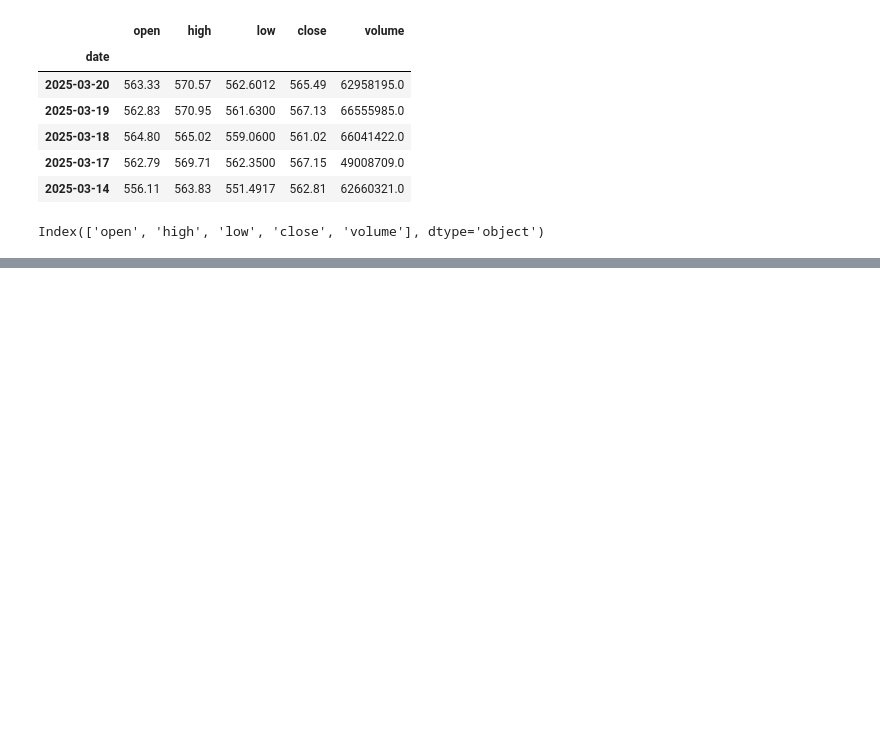
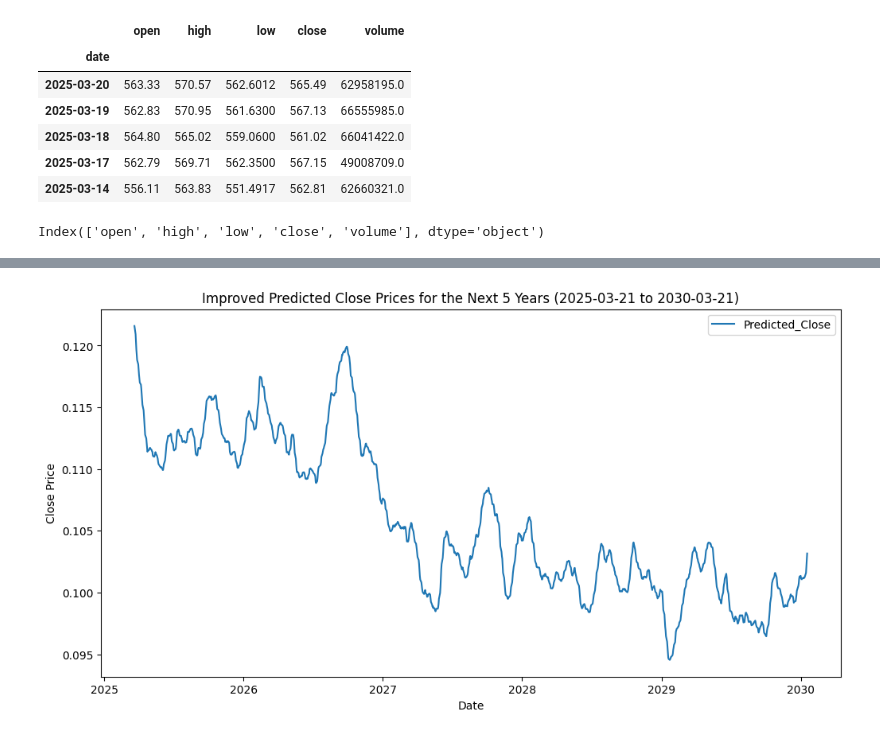
Before and after one commit to bytesbyt/ds_stock_market, a Jupyter notebook: stock_market_LSTM.ipynb, the cells around one changed output, grey strips where cells are left out. Cells and saved outputs as stored; diff of their text form; code cells hidden in the pictures; blank space fills up the shorter version.

Commit message:
Add 5 years of prediction

```diff
--- a/stock_market_LSTM.ipynb
+++ b/stock_market_LSTM.ipynb
@@ -466,0 +447,56 @@ print(result)
+# %%
+
+# Define how many days to predict in each step (e.g., 20 trading days = approx 1 month)
+prediction_interval = 20
+total_prediction_days = 252 * 5  # 5 years of trading days
+
+# Generate a date range for the next 5 years of trading days
+last_date = df2.index[-1]
+future_dates = pd.bdate_range(start=last_date + timedelta(days=1), periods=total_prediction_days)
+
+# Initialize an empty DataFrame to store predictions
+future_predictions = pd.DataFrame(index=future_dates, columns=['Predicted_Open', 'Predicted_Close'])
+
+# Start with the last known input data
+last_input = X_test[-1]  # This is the last window of data from test set
+
+# Iterate through all prediction intervals
+for start_index in range(0, total_prediction_days, prediction_interval):
+    # Define the current prediction date range
+    current_dates = future_dates[start_index:start_index + prediction_interval]
+
+    for date in current_dates:
+        # Reshape last_input to match the model's expected input shape
+        last_input_reshaped = last_input.reshape(1, last_input.shape[0], last_input.shape[1])
+
+        # Predict the next step
+        predicted = multivariate_lstm.predict(last_input_reshaped)[0]
+
+        # Store the predictions
+        future_predictions.loc[date, 'Predicted_Open'] = predicted[0]
+        future_predictions.loc[date, 'Predicted_Close'] = predicted[1]
+
+        # Prepare the new input window by:
+        # Keeping the last 4 timesteps of the input and appending the new prediction
+        new_input = np.copy(last_input)
+        new_input[:-1] = last_input[1:]  # Shift the window left by one step
+        new_input[-1, :2] = predicted  # Insert the predicted Open and Close
+
+        # Add a small random variation to other features
+        if new_input.shape[1] > 2:
+            new_input[-1, 2:] += np.random.normal(0, 0.001, size=new_input.shape[1] - 2)
+
+        last_input = new_input  # Update last_input for the next iteration
+
+# Convert the predictions to float
+future_predictions = future_predictions.astype(float)
+
+# Plot the predictions
+plt.figure(figsize=(12, 6))
+plt.plot(future_predictions['Predicted_Close'], label='Predicted_Close')
+plt.title('Improved Predicted Close Prices for the Next 5 Years (2025-03-21 to 2030-03-21)')
+plt.xlabel('Date')
+plt.ylabel('Close Price')
+plt.legend()
+plt.show()
+# %% [output]
@@ -466,0 +520 @@ print(result)
+[figure, added]
```
Also changed, not shown: parts of 6 cells of this notebook.
